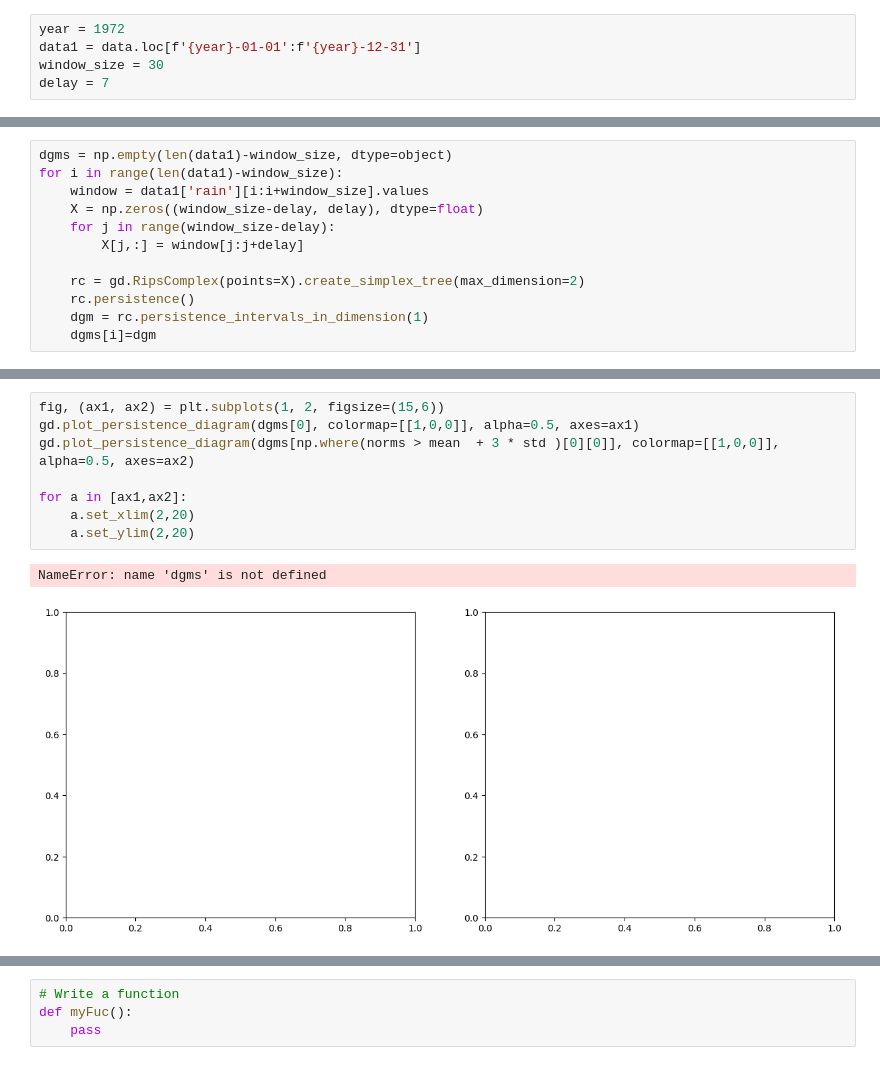
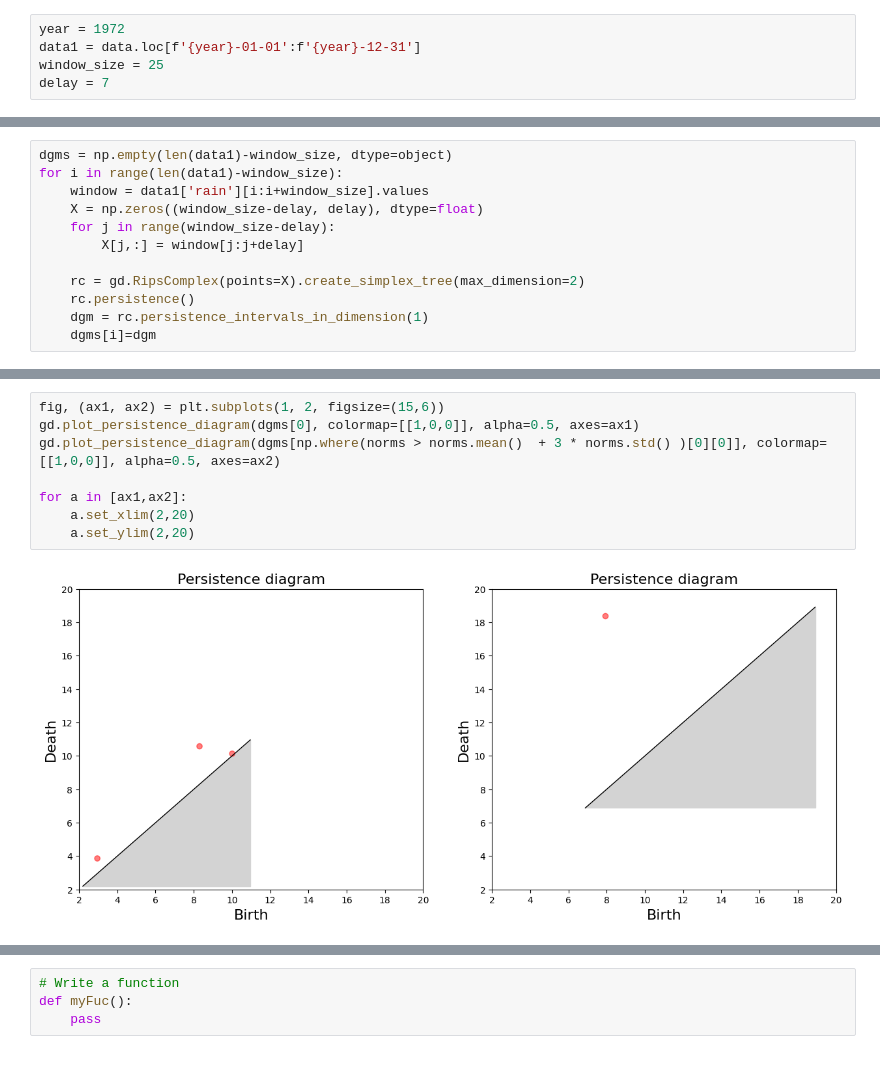
Before and after one commit to sushovan4/monsoon, a Jupyter notebook: code/monsoon.ipynb, the cells around one changed output, grey strips where cells are left out. Cells and saved outputs as stored; diff of their text form.

```diff
--- a/code/monsoon.ipynb
+++ b/code/monsoon.ipynb
@@ -33,5 +33,5 @@ data.rename(columns={1: 'rain'}, inplace=True)
 # %%
 year = 1972
 data1 = data.loc[f'{year}-01-01':f'{year}-12-31']
-window_size = 30
+window_size = 25
 delay = 7
@@ -81,14 +94,13 @@ NameError: name 'dgms' is not defined
 # %%
 fig, (ax1, ax2) = plt.subplots(1, 2, figsize=(15,6))
 gd.plot_persistence_diagram(dgms[0], colormap=[[1,0,0]], alpha=0.5, axes=ax1)
-gd.plot_persistence_diagram(dgms[np.where(norms > mean  + 3 * std )[0][0]], colormap=[[1,0,0]], alpha=0.5, axes=ax2)
+gd.plot_persistence_diagram(dgms[np.where(norms > norms.mean()  + 3 * norms.std() )[0][0]], colormap=[[1,0,0]], alpha=0.5, axes=ax2)
 
 for a in [ax1,ax2]:
     a.set_xlim(2,20)
     a.set_ylim(2,20)
 # %% [output]
-NameError: name 'dgms' is not defined
-[figure, old version]
+[figure, new version]
 # %%
 # Now compute the norms of landscapes:
 norms_diff = np.zeros(dgms.shape[0])
```
Also changed, not shown: parts of 5 cells of this notebook, 3 other files.
